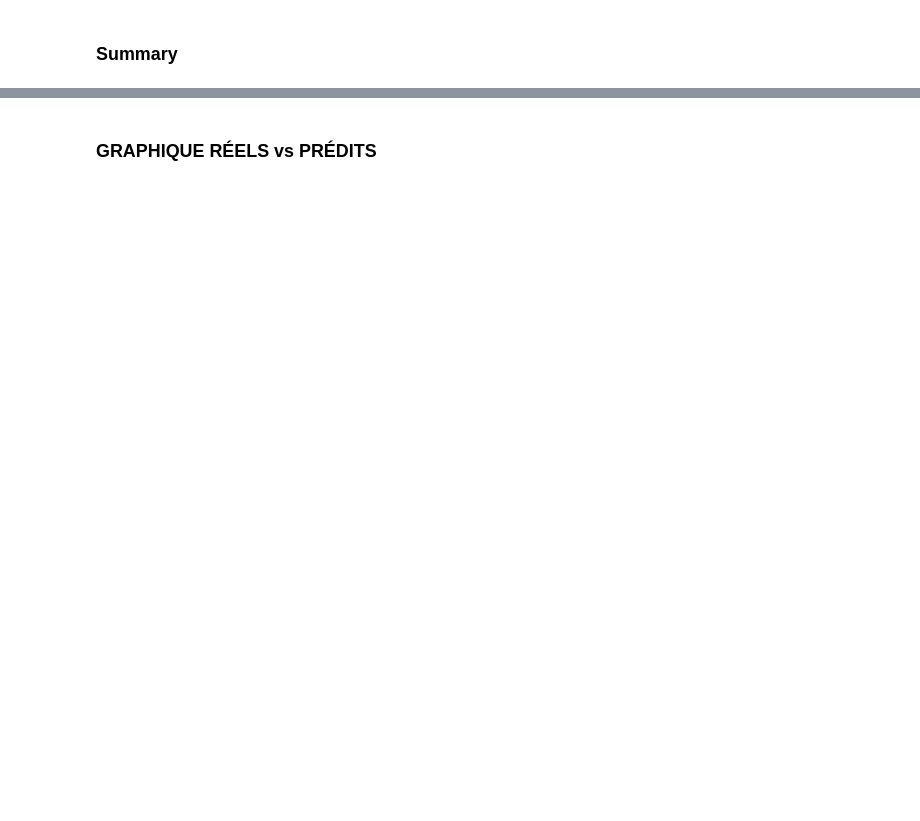
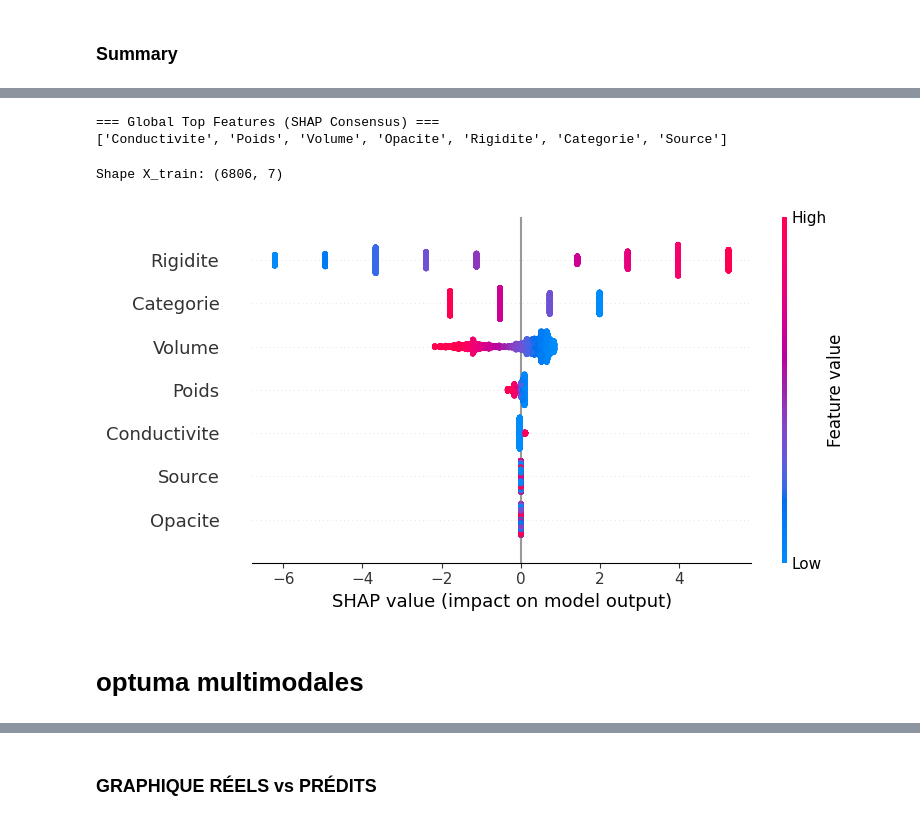
Before and after one commit to baccarifarah/eco-smart-classifier, a Jupyter notebook: src/modeling/regression.ipynb, the cells around one changed output, grey strips where cells are left out. Drawn from its saved outputs; the diff is of its cells as text; code cells hidden in the pictures; blank space fills up the shorter version.

```diff
--- a/src/modeling/regression.ipynb
+++ b/src/modeling/regression.ipynb
@@ -228,0 +1533,10 @@ BrokenProcessPool: A task has failed to un-serialize. Please ensure that the arg
+# %%
+top_features_models = {}
+
+for name, df_imp in shap_results.items():
+
+    top_features = df_imp.head(10)["feature"].tolist()
+    top_features_models[name] = top_features
+
+    print(f"\nTop features - {name}:")
+    print(top_features)
@@ -228,0 +1561,29 @@ BrokenProcessPool: A task has failed to un-serialize. Please ensure that the arg
+# %%
+from collections import Counter
+
+all_features = []
+
+for feats in top_features_models.values():
+    all_features.extend(feats)
+
+feature_counts = Counter(all_features)
+
+global_top_features = [f for f, c in feature_counts.most_common(10)]
+
+print("\n=== Global Top Features (SHAP Consensus) ===")
+print(global_top_features)
+# %% [output]
+=== Global Top Features (SHAP Consensus) ===
+['Conductivite', 'Poids', 'Volume', 'Opacite', 'Rigidite', 'Categorie', 'Source']
+# %%
+X_train_shap = X_train[global_top_features]
+X_test_shap = X_test[global_top_features]
+
+print("Shape X_train:", X_train_shap.shape)
+
+shap.summary_plot(shap_values, X_train)
+# %% [output]
+Shape X_train: (6806, 7)
+[figure, added]
+# %% [markdown]
+# optuma multimodales
```
Also changed, not shown: parts of 48 cells of this notebook.
